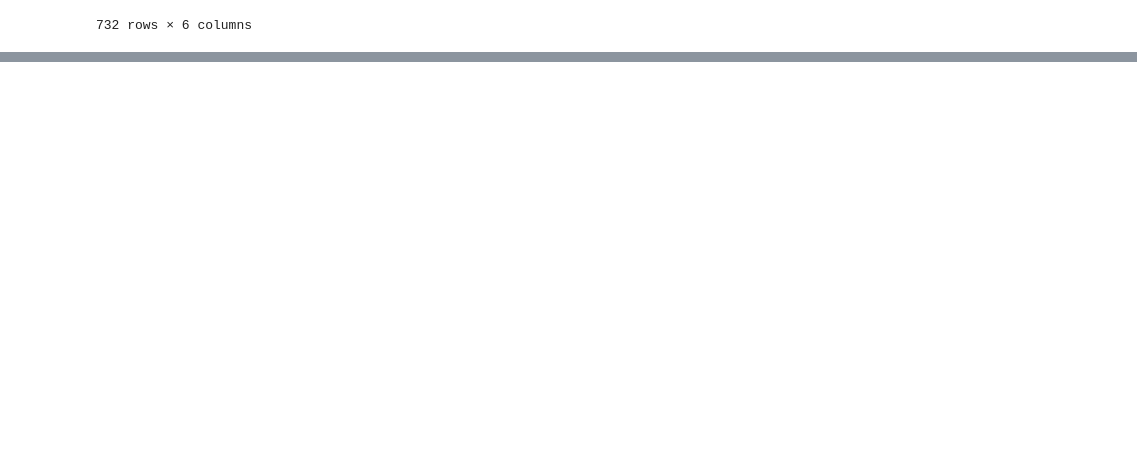
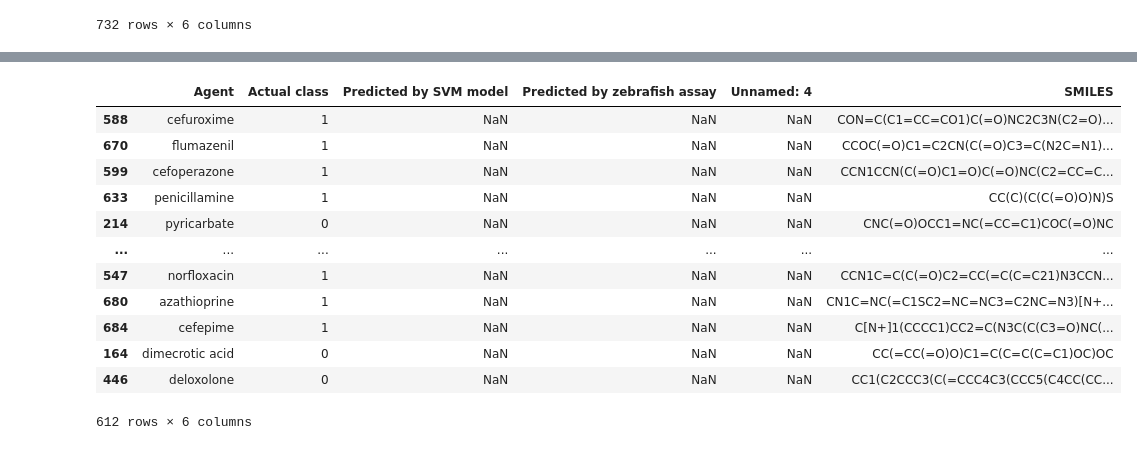
Before and after one commit to BradyCh/ACTSO_Anesthetics, a Jupyter notebook: ACTSO_project.ipynb, the cells around one changed output, grey strips where cells are left out. Drawn from its saved outputs; the diff is of its cells as text; code cells hidden in the pictures; blank space fills up the shorter version.

```diff
--- a/ACTSO_project.ipynb
+++ b/ACTSO_project.ipynb
@@ -947,0 +1006,18 @@ data[data['SMILES']=='Did not work']
+# %%
+# Shuffle dataframe using sample function
+data2 = data2.sample(frac=1)
+data2
+# %% [output]
+|  | Agent | Actual class | Predicted by SVM model | Predicted by zebrafish assay | Unnamed: 4 | SMILES |
+| 588 | cefuroxime | 1 | NaN | NaN | NaN | CON=C(C1=CC=CO1)C(=O)NC2C3N(C2=O)... |
+| 670 | flumazenil | 1 | NaN | NaN | NaN | CCOC(=O)C1=C2CN(C(=O)C3=C(N2C=N1)... |
+| 599 | cefoperazone | 1 | NaN | NaN | NaN | CCN1CCN(C(=O)C1=O)C(=O)NC(C2=CC=C... |
+| 633 | penicillamine | 1 | NaN | NaN | NaN | CC(C)(C(C(=O)O)N)S |
+| 214 | pyricarbate | 0 | NaN | NaN | NaN | CNC(=O)OCC1=NC(=CC=C1)COC(=O)NC |
+| ... | ... | ... | ... | ... | ... | ... |
+| 547 | norfloxacin | 1 | NaN | NaN | NaN | CCN1C=C(C(=O)C2=CC(=C(C=C21)N3CCN... |
+| 680 | azathioprine | 1 | NaN | NaN | NaN | CN1C=NC(=C1SC2=NC=NC3=C2NC=N3)[N+... |
+| 684 | cefepime | 1 | NaN | NaN | NaN | C[N+]1(CCCC1)CC2=C(N3C(C(C3=O)NC(... |
+| 164 | dimecrotic acid | 0 | NaN | NaN | NaN | CC(=CC(=O)O)C1=C(C=C(C=C1)OC)OC |
+| 446 | deloxolone | 0 | NaN | NaN | NaN | CC1(C2CCC3(C(=CCC4C3(CCC5(C4CC(CC... |
+612 rows × 6 columns
```
Also changed, not shown: parts of 15 cells of this notebook.
